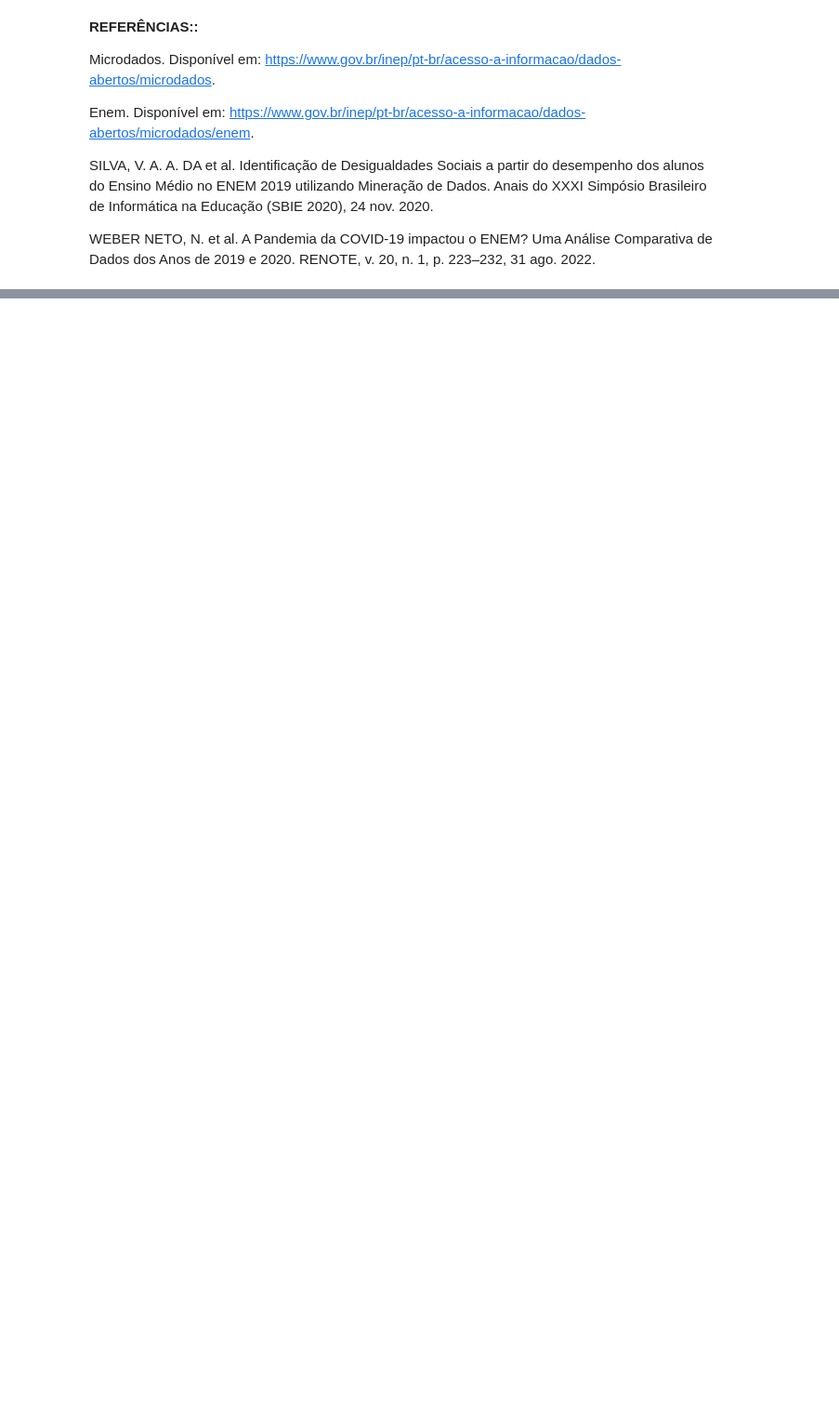
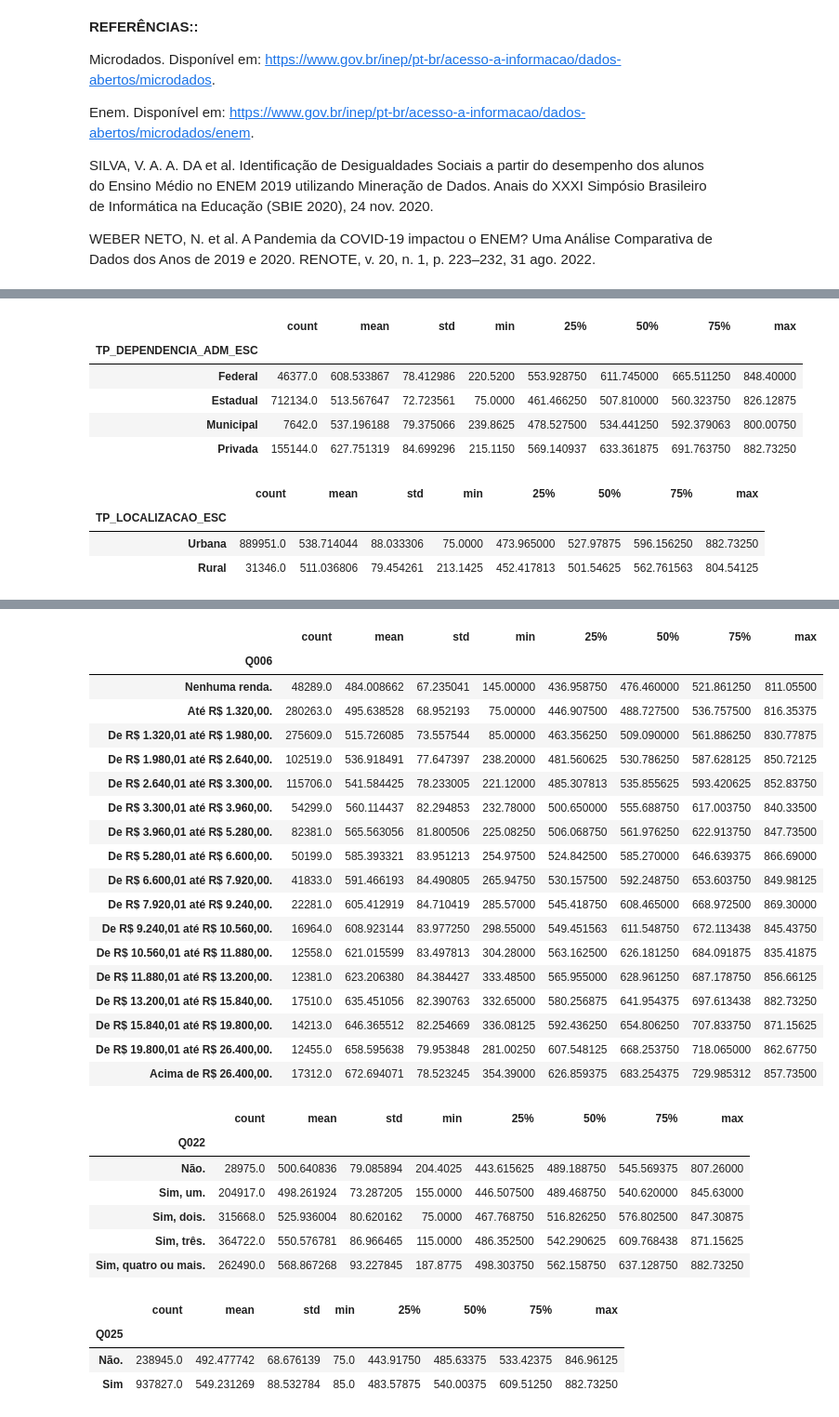
Before and after one commit to josecapitto/PROJ2-CDADOS-JOSE-JOAO-E-NICOLAS-, a Jupyter notebook: V2 cdados.ipynb, the cells around one changed output, grey strips where cells are left out. Shown at 93% size. Saved outputs shown, nothing was run; the diff lists cells and outputs as text; code cells hidden in the pictures; blank space fills up the shorter version.

Commit message:
todos os describes

```diff
--- a/V2 cdados.ipynb
+++ b/V2 cdados.ipynb
@@ -402,7 +402,9 @@ SILVA, V. A. A. DA et al. Identificação de Desigualdades Sociais a partir do d
 
 WEBER NETO, N. et al. A Pandemia da COVID-19 impactou o ENEM? Uma Análise Comparativa de Dados dos Anos de 2019 e 2020. RENOTE, v. 20, n. 1, p. 223–232, 31 ago. 2022.
 # %%
-df19.groupby('TP_SEXO').MPE.describe()
+lista_grupos = ['TP_SEXO','TP_COR_RACA','TP_DEPENDENCIA_ADM_ESC','TP_LOCALIZACAO_ESC','Q001','Q002','Q003','Q004','Q006','Q022','Q025']
+for grupo in lista_grupos:
+    display(df19.groupby(grupo).MPE.describe())
 # %% [output]
 |  | count | mean | std | min | 25% | 50% | 75% | max |
 | TP_SEXO |  |  |  |  |  |  |  |  |
@@ -410,0 +421,10 @@ df19.groupby('TP_SEXO').MPE.describe()
+|  | count | mean | std | min | 25% | 50% | 75% | max |
+| TP_DEPENDENCIA_ADM_ESC |  |  |  |  |  |  |  |  |
+| Federal | 46377.0 | 608.533867 | 78.412986 | 220.5200 | 553.928750 | 611.745000 | 665.511250 | 848.40000 |
+| Estadual | 712134.0 | 513.567647 | 72.723561 | 75.0000 | 461.466250 | 507.810000 | 560.323750 | 826.12875 |
+| Municipal | 7642.0 | 537.196188 | 79.375066 | 239.8625 | 478.527500 | 534.441250 | 592.379063 | 800.00750 |
+| Privada | 155144.0 | 627.751319 | 84.699296 | 215.1150 | 569.140937 | 633.361875 | 691.763750 | 882.73250 |
+|  | count | mean | std | min | 25% | 50% | 75% | max |
+| TP_LOCALIZACAO_ESC |  |  |  |  |  |  |  |  |
+| Urbana | 889951.0 | 538.714044 | 88.033306 | 75.0000 | 473.965000 | 527.97875 | 596.156250 | 882.73250 |
+| Rural | 31346.0 | 511.036806 | 79.454261 | 213.1425 | 452.417813 | 501.54625 | 562.761563 | 804.54125 |
@@ -411 +467,31 @@ df19.groupby('TP_SEXO').MPE.describe()
+|  | count | mean | std | min | 25% | 50% | 75% | max |
+| Q006 |  |  |  |  |  |  |  |  |
+| Nenhuma renda. | 48289.0 | 484.008662 | 67.235041 | 145.00000 | 436.958750 | 476.460000 | 521.861250 | 811.05500 |
+| Até R$ 1.320,00. | 280263.0 | 495.638528 | 68.952193 | 75.00000 | 446.907500 | 488.727500 | 536.757500 | 816.35375 |
+| De R$ 1.320,01 até R$ 1.980,00. | 275609.0 | 515.726085 | 73.557544 | 85.00000 | 463.356250 | 509.090000 | 561.886250 | 830.77875 |
+| De R$ 1.980,01 até R$ 2.640,00. | 102519.0 | 536.918491 | 77.647397 | 238.20000 | 481.560625 | 530.786250 | 587.628125 | 850.72125 |
+| De R$ 2.640,01 até R$ 3.300,00. | 115706.0 | 541.584425 | 78.233005 | 221.12000 | 485.307813 | 535.855625 | 593.420625 | 852.83750 |
+| De R$ 3.300,01 até R$ 3.960,00. | 54299.0 | 560.114437 | 82.294853 | 232.78000 | 500.650000 | 555.688750 | 617.003750 | 840.33500 |
+| De R$ 3.960,01 até R$ 5.280,00. | 82381.0 | 565.563056 | 81.800506 | 225.08250 | 506.068750 | 561.976250 | 622.913750 | 847.73500 |
+| De R$ 5.280,01 até R$ 6.600,00. | 50199.0 | 585.393321 | 83.951213 | 254.97500 | 524.842500 | 585.270000 | 646.639375 | 866.69000 |
+| De R$ 6.600,01 até R$ 7.920,00. | 41833.0 | 591.466193 | 84.490805 | 265.94750 | 530.157500 | 592.248750 | 653.603750 | 849.98125 |
+| De R$ 7.920,01 até R$ 9.240,00. | 22281.0 | 605.412919 | 84.710419 | 285.57000 | 545.418750 | 608.465000 | 668.972500 | 869.30000 |
+| De R$ 9.240,01 até R$ 10.560,00. | 16964.0 | 608.923144 | 83.977250 | 298.55000 | 549.451563 | 611.548750 | 672.113438 | 845.43750 |
+| De R$ 10.560,01 até R$ 11.880,00. | 12558.0 | 621.015599 | 83.497813 | 304.28000 | 563.162500 | 626.181250 | 684.091875 | 835.41875 |
+| De R$ 11.880,01 até R$ 13.200,00. | 12381.0 | 623.206380 | 84.384427 | 333.48500 | 565.955000 | 628.961250 | 687.178750 | 856.66125 |
+| De R$ 13.200,01 até R$ 15.840,00. | 17510.0 | 635.451056 | 82.390763 | 332.65000 | 580.256875 | 641.954375 | 697.613438 | 882.73250 |
+| De R$ 15.840,01 até R$ 19.800,00. | 14213.0 | 646.365512 | 82.254669 | 336.08125 | 592.436250 | 654.806250 | 707.833750 | 871.15625 |
+| De R$ 19.800,01 até R$ 26.400,00. | 12455.0 | 658.595638 | 79.953848 | 281.00250 | 607.548125 | 668.253750 | 718.065000 | 862.67750 |
+| Acima de R$ 26.400,00. | 17312.0 | 672.694071 | 78.523245 | 354.39000 | 626.859375 | 683.254375 | 729.985312 | 857.73500 |
+|  | count | mean | std | min | 25% | 50% | 75% | max |
+| Q022 |  |  |  |  |  |  |  |  |
+| Não. | 28975.0 | 500.640836 | 79.085894 | 204.4025 | 443.615625 | 489.188750 | 545.569375 | 807.26000 |
+| Sim, um. | 204917.0 | 498.261924 | 73.287205 | 155.0000 | 446.507500 | 489.468750 | 540.620000 | 845.63000 |
+| Sim, dois. | 315668.0 | 525.936004 | 80.620162 | 75.0000 | 467.768750 | 516.826250 | 576.802500 | 847.30875 |
+| Sim, três. | 364722.0 | 550.576781 | 86.966465 | 115.0000 | 486.352500 | 542.290625 | 609.768438 | 871.15625 |
+| Sim, quatro ou mais. | 262490.0 | 568.867268 | 93.227845 | 187.8775 | 498.303750 | 562.158750 | 637.128750 | 882.73250 |
+|  | count | mean | std | min | 25% | 50% | 75% | max |
+| Q025 |  |  |  |  |  |  |  |  |
+| Não. | 238945.0 | 492.477742 | 68.676139 | 75.0 | 443.91750 | 485.63375 | 533.42375 | 846.96125 |
+| Sim | 937827.0 | 549.231269 | 88.532784 | 85.0 | 483.57875 | 540.00375 | 609.51250 | 882.73250 |
 # %%
```
Also changed, not shown: parts of 2 cells of this notebook.
